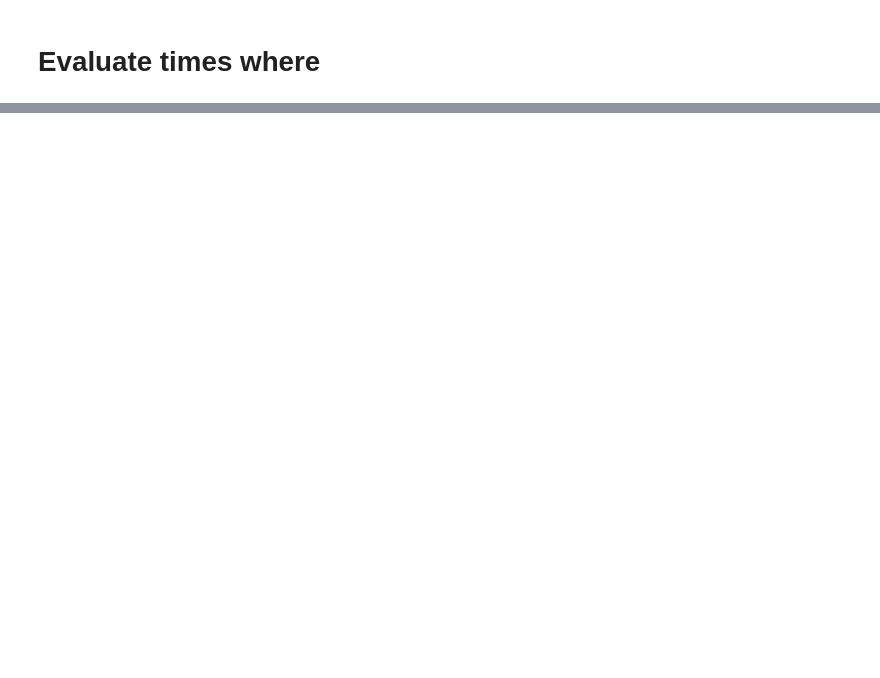
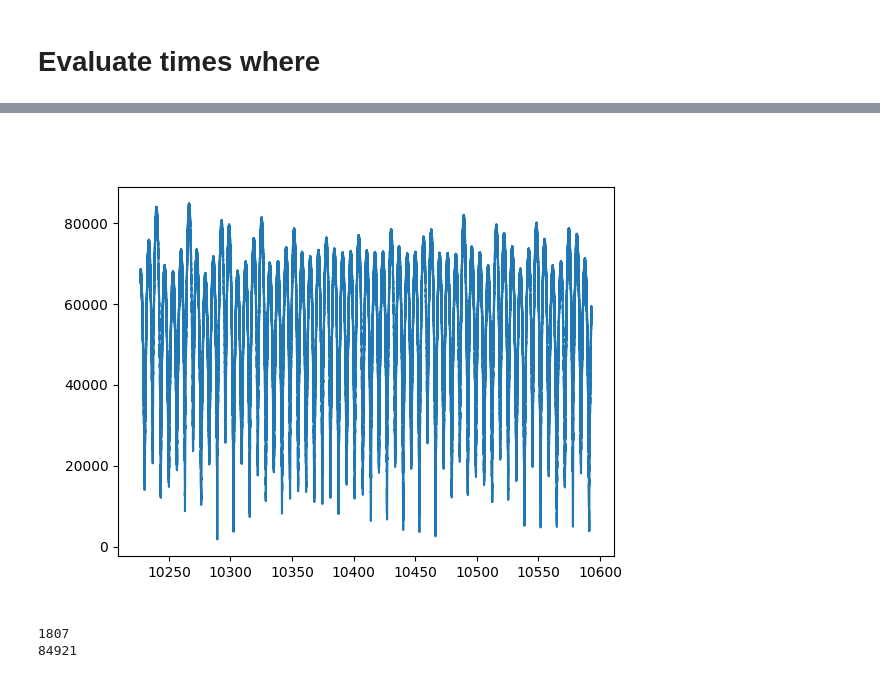
Before and after one commit to mani-sat/GODOTWork, a Jupyter notebook: evaluation_notebook.ipynb, the cells around one changed output, grey strips where cells are left out. Cells and saved outputs as stored; diff of their text form; code cells hidden in the pictures; blank space fills up the shorter version.

```diff
--- a/evaluation_notebook.ipynb
+++ b/evaluation_notebook.ipynb
@@ -325,0 +314,17 @@ plt.show()
+# %%
+# from mani import SEEnum
+
+# elev_lim = 10
+# pos_flags = [SEEnum.LOS_GW]
+# condition = res.has(pos_flags)
+# los_gw = godotHandler.get_view_times_span(condition)
+plt.figure()
+times = [timestamp.mjd() for timestamp in res['time']]
+plt.plot(times, res.df['gw_dist'])
+plt.show()
+print(np.min(res.df['gw_dist']))
+print(np.max(res.df['gw_dist']))
+# %% [output]
+[figure, added]
+1807
+84921
```
Also changed, not shown: parts of 14 cells of this notebook, 8 other files.
